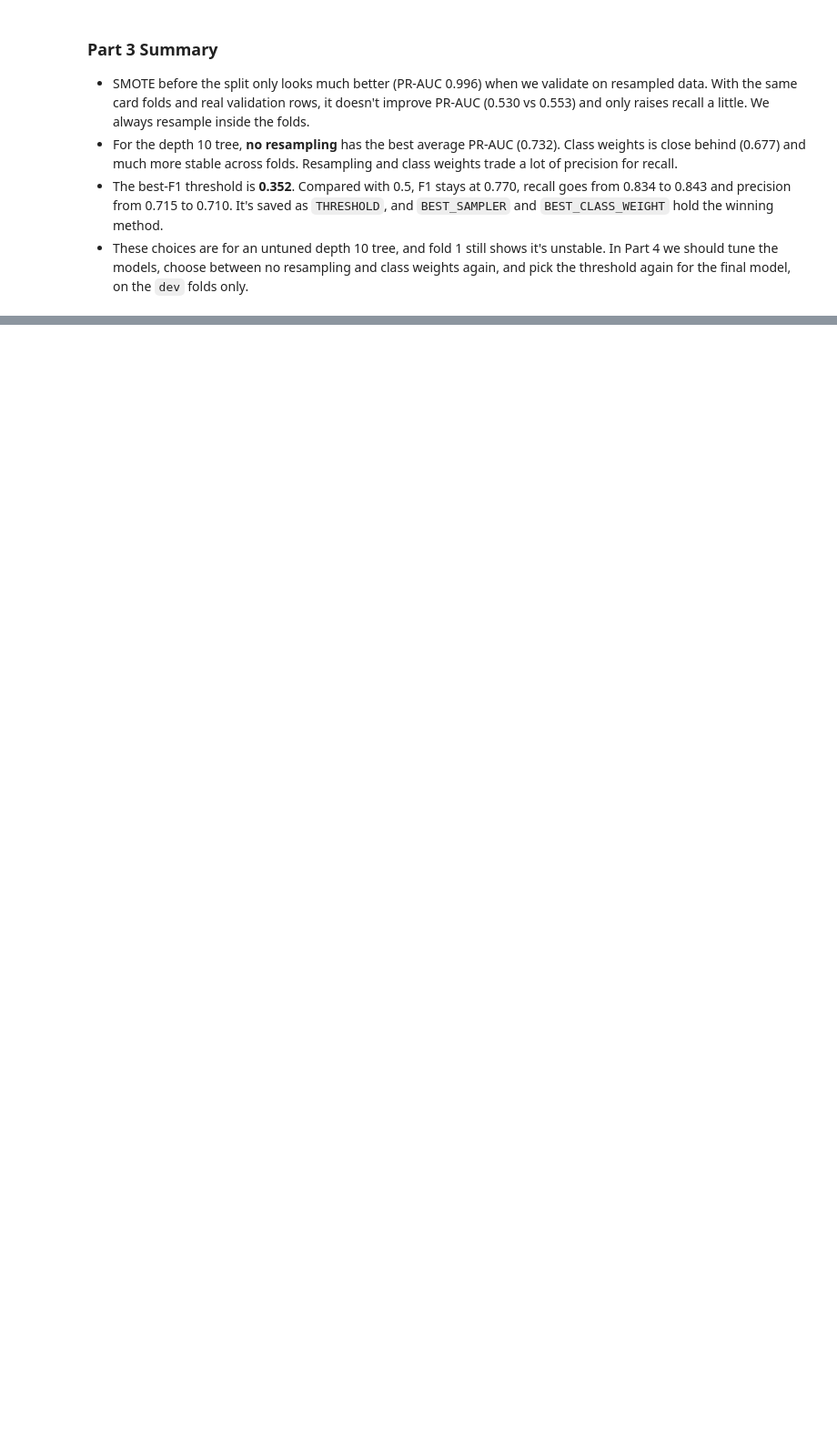
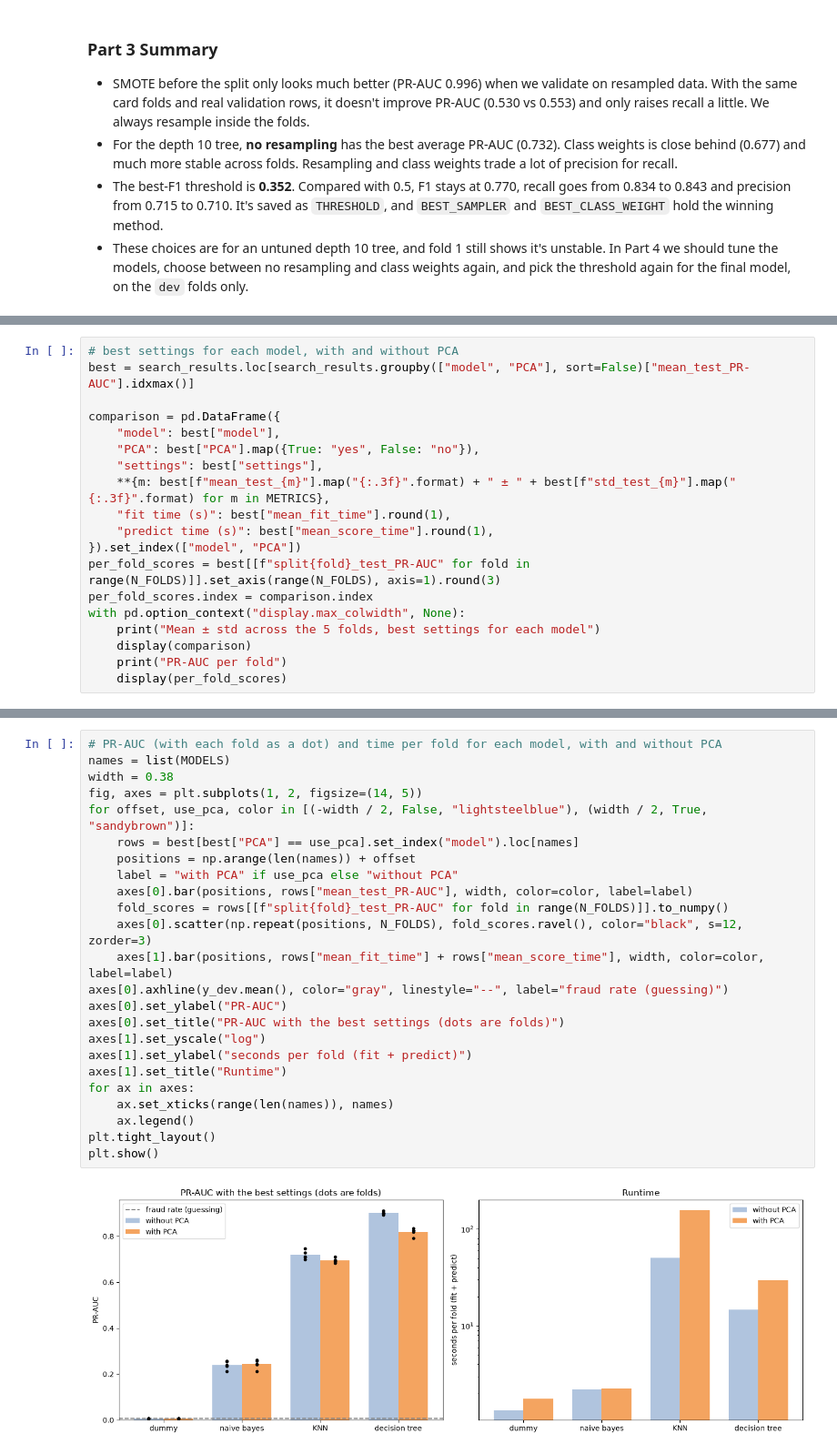
Before and after one commit to Seban8/Credit-Card-Fraud-Detection, a Jupyter notebook: fraud_detection.ipynb, the cells around one changed output, grey strips where cells are left out. Shown at 91% size. Cells and saved outputs as stored; diff of their text form; blank space fills up the shorter version.

```diff
--- a/fraud_detection.ipynb
+++ b/fraud_detection.ipynb
@@ -936,0 +1050,19 @@ To do: run this once after we pick the final model and threshold. Report `test_a
+# %%
+# best settings for each model, with and without PCA
+best = search_results.loc[search_results.groupby(["model", "PCA"], sort=False)["mean_test_PR-AUC"].idxmax()]
+
+comparison = pd.DataFrame({
+    "model": best["model"],
+    "PCA": best["PCA"].map({True: "yes", False: "no"}),
+    "settings": best["settings"],
+    **{m: best[f"mean_test_{m}"].map("{:.3f}".format) + " ± " + best[f"std_test_{m}"].map("{:.3f}".format) for m in METRICS},
+    "fit time (s)": best["mean_fit_time"].round(1),
+    "predict time (s)": best["mean_score_time"].round(1),
+}).set_index(["model", "PCA"])
+per_fold_scores = best[[f"split{fold}_test_PR-AUC" for fold in range(N_FOLDS)]].set_axis(range(N_FOLDS), axis=1).round(3)
+per_fold_scores.index = comparison.index
+with pd.option_context("display.max_colwidth", None):
+    print("Mean ± std across the 5 folds, best settings for each model")
+    display(comparison)
+    print("PR-AUC per fold")
+    display(per_fold_scores)
@@ -936,0 +1092,26 @@ To do: run this once after we pick the final model and threshold. Report `test_a
+# %%
+# PR-AUC (with each fold as a dot) and time per fold for each model, with and without PCA
+names = list(MODELS)
+width = 0.38
+fig, axes = plt.subplots(1, 2, figsize=(14, 5))
+for offset, use_pca, color in [(-width / 2, False, "lightsteelblue"), (width / 2, True, "sandybrown")]:
+    rows = best[best["PCA"] == use_pca].set_index("model").loc[names]
+    positions = np.arange(len(names)) + offset
+    label = "with PCA" if use_pca else "without PCA"
+    axes[0].bar(positions, rows["mean_test_PR-AUC"], width, color=color, label=label)
+    fold_scores = rows[[f"split{fold}_test_PR-AUC" for fold in range(N_FOLDS)]].to_numpy()
+    axes[0].scatter(np.repeat(positions, N_FOLDS), fold_scores.ravel(), color="black", s=12, zorder=3)
+    axes[1].bar(positions, rows["mean_fit_time"] + rows["mean_score_time"], width, color=color, label=label)
+axes[0].axhline(y_dev.mean(), color="gray", linestyle="--", label="fraud rate (guessing)")
+axes[0].set_ylabel("PR-AUC")
+axes[0].set_title("PR-AUC with the best settings (dots are folds)")
+axes[1].set_yscale("log")
+axes[1].set_ylabel("seconds per fold (fit + predict)")
+axes[1].set_title("Runtime")
+for ax in axes:
+    ax.set_xticks(range(len(names)), names)
+    ax.legend()
+plt.tight_layout()
+plt.show()
+# %% [output]
+[figure, added]
```
Also changed, not shown: parts of 16 cells of this notebook.
